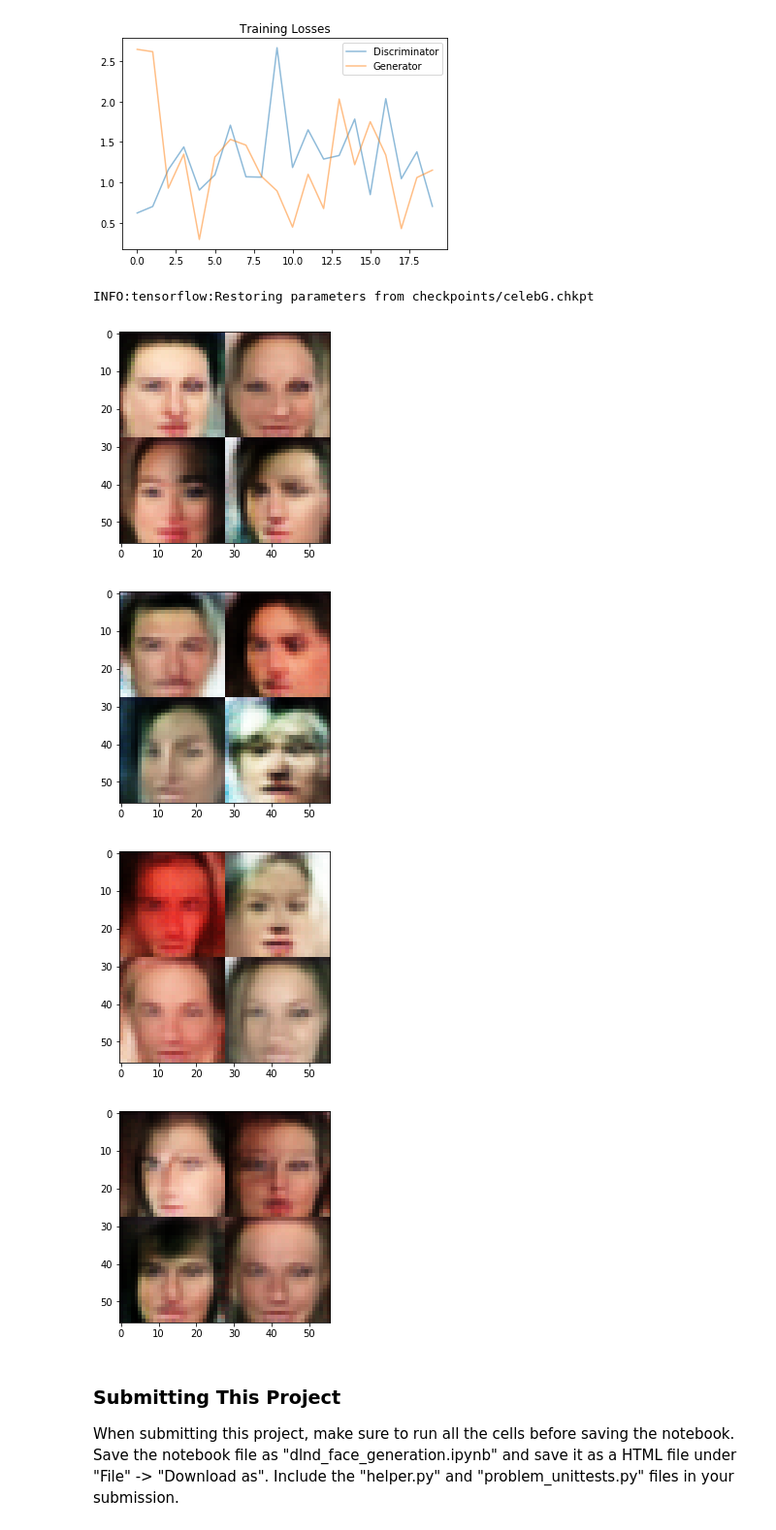
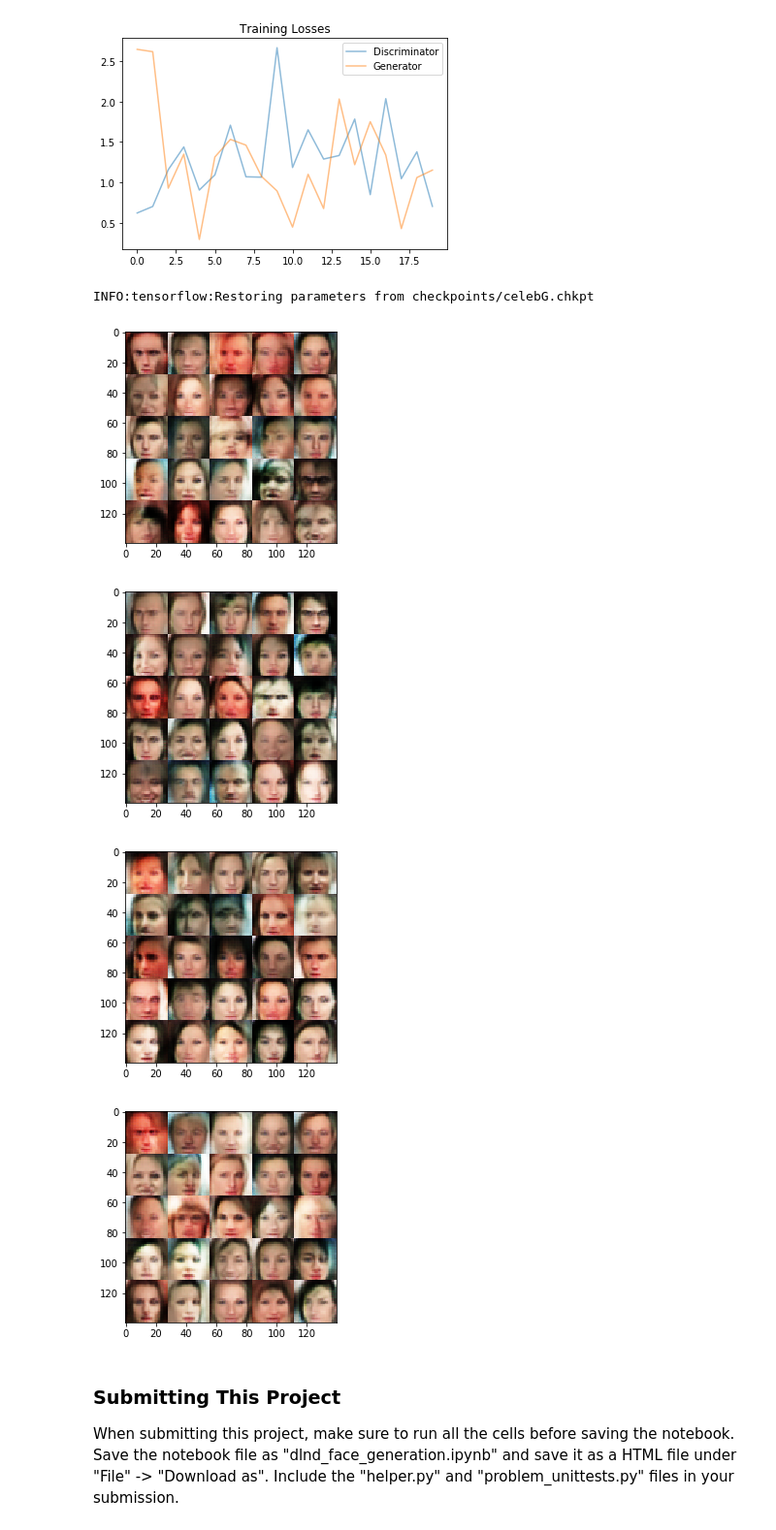
Before and after one commit to fingorn/deep-learning, a Jupyter notebook: face_generation/dlnd_face_generation.ipynb, the cells around one changed output. Shown at 97% size. Cells and saved outputs as stored; diff of their text form; code cells hidden in the pictures.

Commit message:
Increased generator show count

```diff
--- a/face_generation/dlnd_face_generation.ipynb
+++ b/face_generation/dlnd_face_generation.ipynb
@@ -626,32 +626,32 @@ plot_loss(celeb_losses)
 # %%
 # Restore CelebA session and generate faces
 tf.reset_default_graph()
 
 samples_to_generate = 4
 
 z_dim = 100
 beta1=0.5
 adam_epsilon=1e-05
 
 real_input, z_input, lr = model_inputs(28,28,3,z_dim)
 
 d_loss, g_loss = model_loss(real_input,z_input, 3)
 
 d_train, g_train = model_opt(d_loss, g_loss, lr, beta1,epsilon=adam_epsilon)
 
 saver = tf.train.Saver()
 with tf.Session() as sess:
     saver.restore(sess, 'checkpoints/celebG.chkpt')
 
     for i in range(samples_to_generate):
         # Generate face
-        show_generator_output(sess, 4, z_input, 3, 'RGB')
+        show_generator_output(sess, 25, z_input, 3, 'RGB')
 # %% [output]
 INFO:tensorflow:Restoring parameters from checkpoints/celebG.chkpt
-[figure, old version]
+[figure, new version]
-[figure, old version]
+[figure, new version]
-[figure, old version]
+[figure, new version]
-[figure, old version]
+[figure, new version]
 # %% [markdown]
 ### Submitting This Project
 When submitting this project, make sure to run all the cells before saving the notebook. Save the notebook file as "dlnd_face_generation.ipynb" and save it as a HTML file under "File" -> "Download as". Include the "helper.py" and "problem_unittests.py" files in your submission.
```
